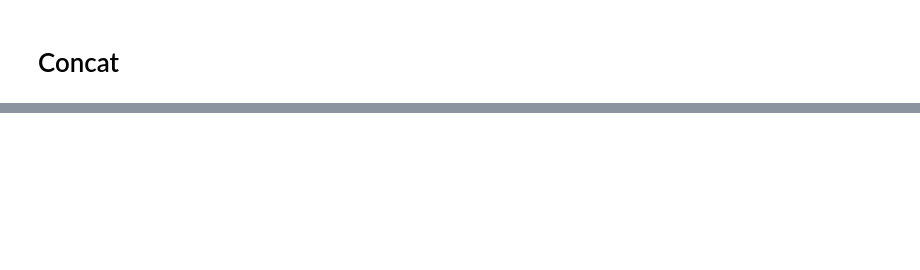
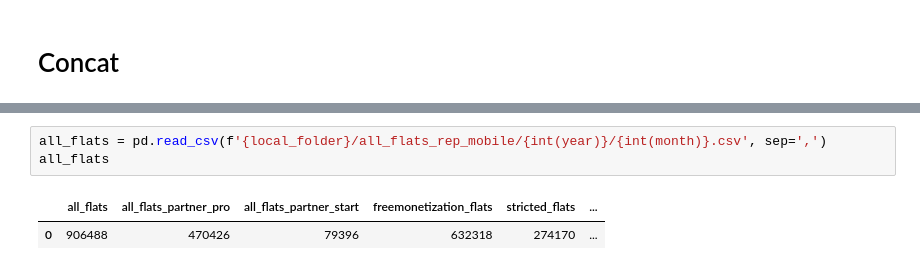
Before and after one commit to sputnik-systems/analytics, a Jupyter notebook: mobile_report/mobile_report_auto.ipynb, the cells around one changed output, grey strips where cells are left out. Saved outputs shown, nothing was run; the diff lists cells and outputs as text; blank space fills up the shorter version.

```diff
--- a/mobile_report/mobile_report_auto.ipynb
+++ b/mobile_report/mobile_report_auto.ipynb
@@ -734,0 +575,6 @@ activated_after_unsubsribtion_rep_mobile
+# %%
+all_flats = pd.read_csv(f'{local_folder}/all_flats_rep_mobile/{int(year)}/{int(month)}.csv', sep=',')
+all_flats
+# %% [output]
+|  | all_flats | all_flats_partner_pro | all_flats_partner_start | freemonetization_flats | stricted_flats | ... |
+| 0 | 906488 | 470426 | 79396 | 632318 | 274170 | ... |
```
Also changed, not shown: parts of 104 cells of this notebook, 23 other files.
